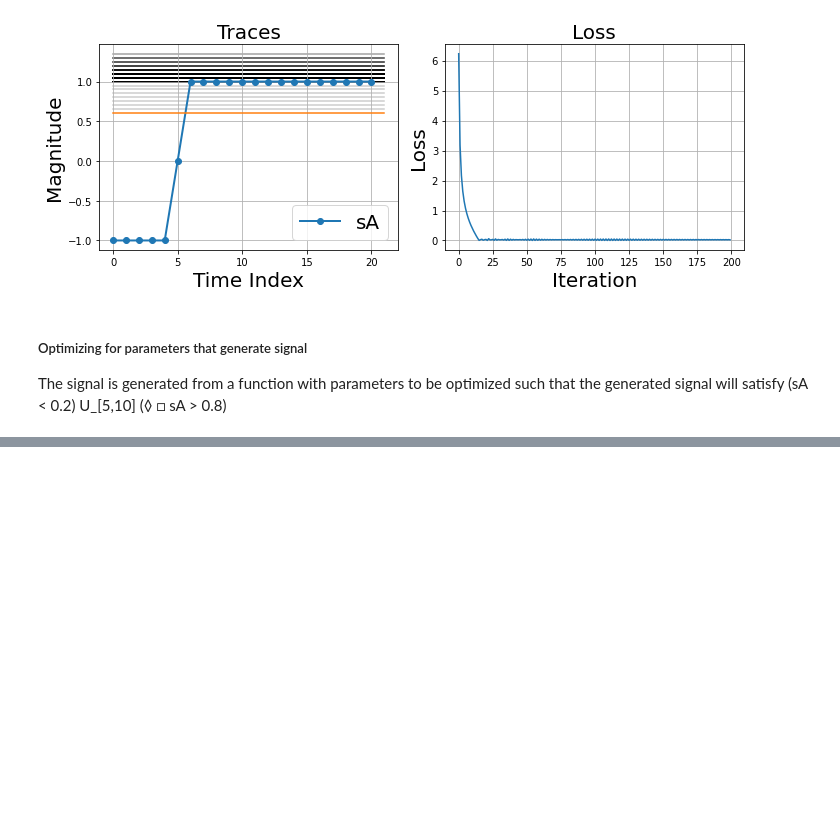
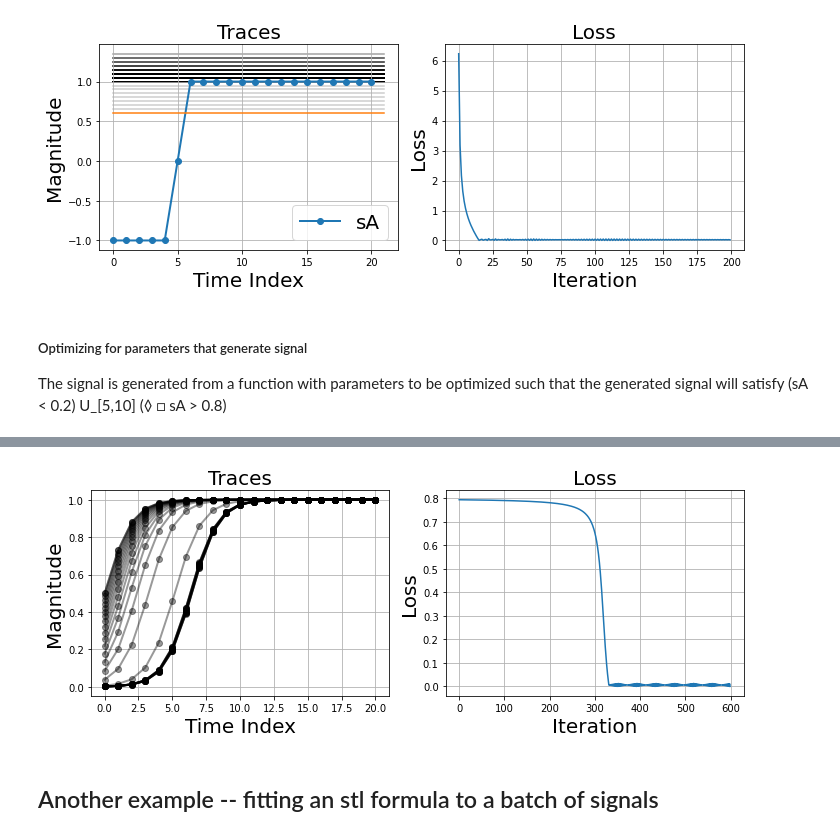
Before and after one commit to StanfordASL/stlcg, a Jupyter notebook: demo.ipynb, the cells around one changed output, grey strips where cells are left out. Drawn from its saved outputs; the diff is of its cells as text; code cells hidden in the pictures; blank space fills up the shorter version.

```diff
--- a/demo.ipynb
+++ b/demo.ipynb
@@ -296,0 +318,47 @@ iteration: 580 -- loss: 0.006 ---- c:6.427 ---- scale:0.000 ---- true value:0.00
+# %%
+learning_rate = 0.5
+device = torch.device("cuda")
+var_dict = {'c': c}  # <--- list of optimization variables
+optimizer = torch.optim.Adam(var_dict.values(), lr=learning_rate)
+scale = 0.5
+# %%
+max_epochs = 600
+fs = 20
+losses = []
+scales = []
+
+fig, axs = plt.subplots(1, 2, figsize=(10, 4))
+ax = axs[0]
+fmt = {"linewidth": 2, "markersize": 12, "alpha": 0.4, "color": 'k'}
+ax = plot_add_signal_Expression(ax, x_exp, **fmt)
+# ax.plot([0,len(t)], [c.detach(), c.detach()])
+
+for i in range(max_epochs):
+    x = torch.sigmoid(t - c).flip(1)
+    sc = 0 # scale + i * 0.5   # <--- scale can be annealed, or set to 0.
+    scales.append(sc)
+    loss = torch.abs(formula.robustness((x, x), scale=sc))
+    # true_loss = torch.abs(formula.robustness(x, scale=0))
+    losses.append(loss.detach().squeeze().cpu())
+    if i % 20 == 0:
+        print_learning_progress(formula, (x, x), var_dict, i, loss.detach().cpu(), sc)
+        x_exp = Expression('sA', x, True)
+        ax = plot_add_signal_Expression(ax, x_exp, **fmt)
+    loss.backward()
+    with torch.no_grad():
+        c -= learning_rate * c.grad
+        c.grad.zero_()
+
+ax.set_title("Traces", fontsize=fs)
+ax.set_xlabel("Time Index", fontsize=fs)
+ax.set_ylabel("Magnitude", fontsize=fs)
+ax.grid()
+
+ax = axs[1]
+ax.plot(range(max_epochs), losses)
+ax.set_title("Loss", fontsize=fs)
+ax.set_xlabel("Iteration", fontsize=fs)
+ax.set_ylabel("Loss", fontsize=fs)
+ax.grid()
+plt.tight_layout()
+# %% [output]
@@ -296,0 +382,3 @@ iteration: 580 -- loss: 0.006 ---- c:6.427 ---- scale:0.000 ---- true value:0.00
+[figure, added]
+# %% [markdown]
+## Another example -- fitting an stl formula to a batch of signals
```
Also changed, not shown: parts of 11 cells of this notebook, 1 other file.
